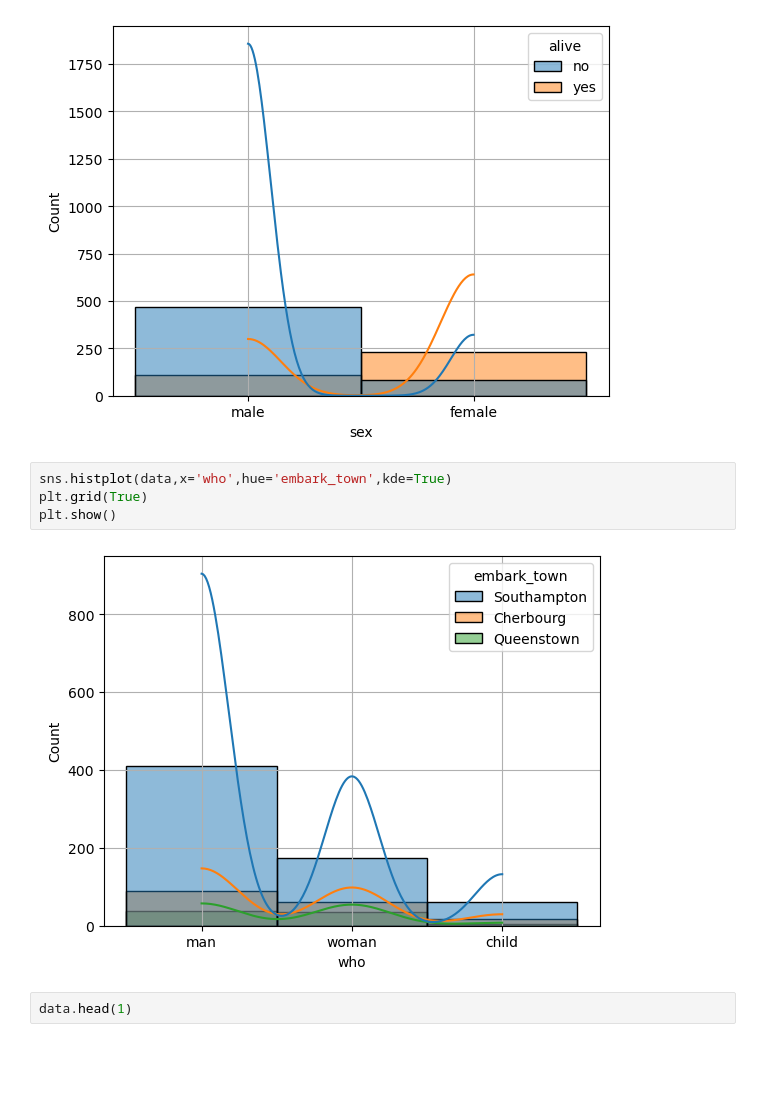
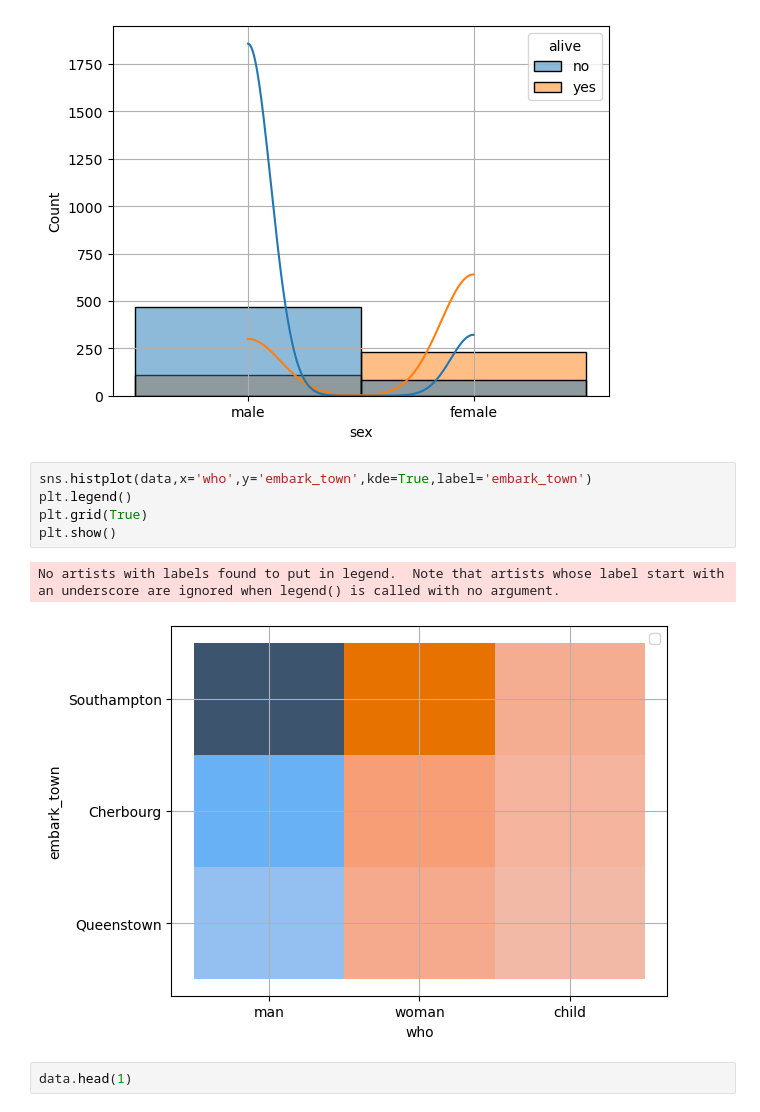
Before and after one commit to Asadkhan234/Data_Analatics_Course_Work, a Jupyter notebook: seaborn/hist_plot.ipynb, the cells around one changed output. Drawn from its saved outputs; the diff is of its cells as text; blank space fills up the shorter version.

```diff
--- a/seaborn/hist_plot.ipynb
+++ b/seaborn/hist_plot.ipynb
@@ -32,11 +32,13 @@ plt.show()
 # %% [output]
 [figure]
 # %%
-sns.histplot(data,x='who',hue='embark_town',kde=True)
+sns.histplot(data,x='who',y='embark_town',kde=True,label='embark_town')
+plt.legend()
 plt.grid(True)
 plt.show()
 # %% [output]
+No artists with labels found to put in legend.  Note that artists whose label start with an underscore are ignored when legend() is called with no argument.
-[figure, old version]
+[figure, new version]
 # %%
 data.head(1)
 # %% [output]
```
Also changed, not shown: 12 other files.
